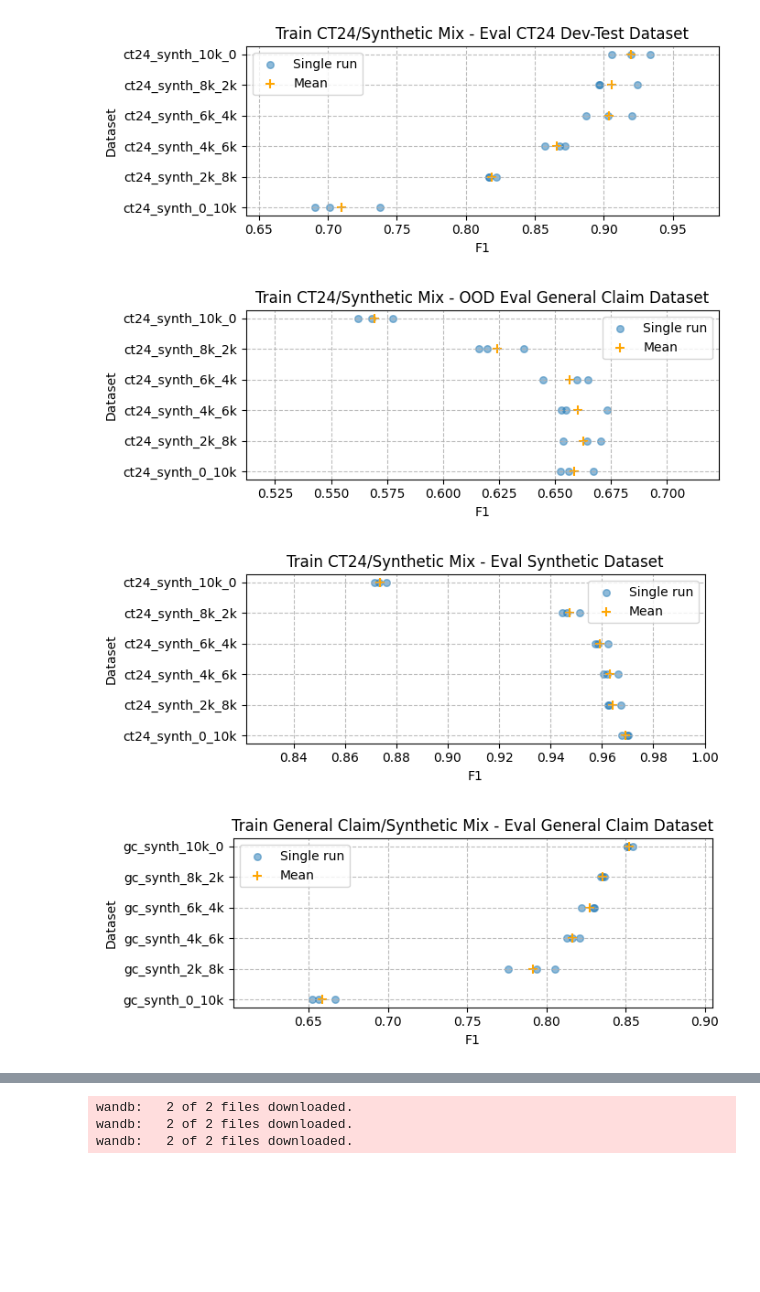
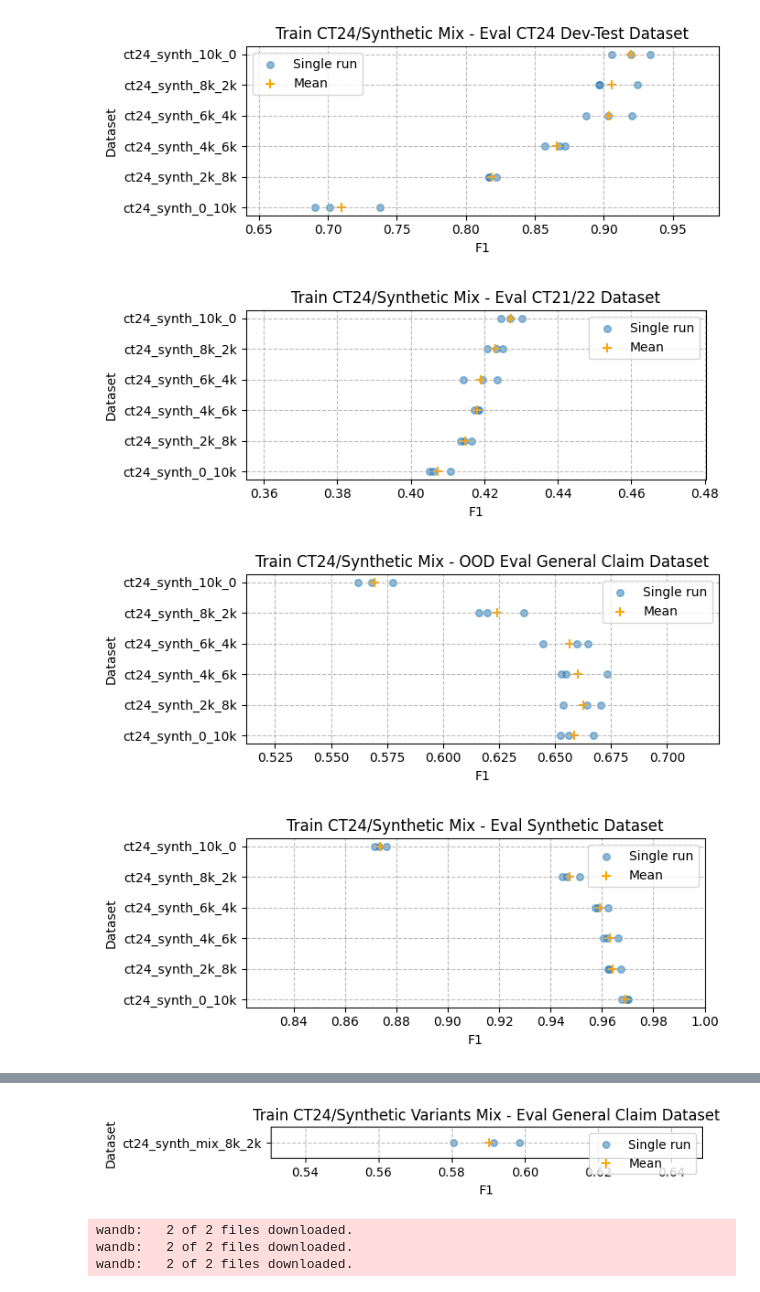
Before and after one commit to BashPrince/thesis, a Jupyter notebook: analysis/analysis.ipynb, the cells around one changed output, grey strips where cells are left out. Drawn from its saved outputs; the diff is of its cells as text; code cells hidden in the pictures; blank space fills up the shorter version.

Commit message:
Dataset and results analysis notebooks

```diff
--- a/analysis/analysis.ipynb
+++ b/analysis/analysis.ipynb
@@ -222,6 +222,15 @@ def plot_precision_recall(title: str, predictions: dict[tuple[dict[str, np.array
         )
         _ = display.ax_.set_title(title)
 # %%
+ct24_train_ct21_ct22_eval_datasets = [
+    "ct24_synth_10k_0_ct21_ct22_eval",
+    "ct24_synth_8k_2k_ct21_ct22_eval",
+    "ct24_synth_6k_4k_ct21_ct22_eval",
+    "ct24_synth_4k_6k_ct21_ct22_eval",
+    "ct24_synth_2k_8k_ct21_ct22_eval",
+    "ct24_synth_0_10k_ct21_ct22_eval",
+    ]
+
 ct24_train_gc_eval_datasets = [
     "ct24_synth_10k_0_gc_eval",
     "ct24_synth_8k_2k_gc_eval",
@@ -308,6 +317,7 @@ ct24_train_synth_mix_gc_eval_datasets = [
 ]
 # %%
 predictions_ct24_gc = [download_predictions(d) for d in ct24_train_gc_eval_datasets]
+predictions_ct24_ct21_ct22 = [download_predictions(d) for d in ct24_train_ct21_ct22_eval_datasets]
 predictions_gc_ct24 = [download_predictions(d) for d in gc_train_ct24_eval_datasets]
 predictions_ct24_ct24 = [download_predictions(d) for d in ct24_train_eval_datasets]
 predictions_gc_gc = [download_predictions(d) for d in gc_train_eval_datasets]
@@ -338,6 +348,7 @@ wandb:   2 of 2 files downloaded.
 # %%
 invert = False
 metrics_ct24_gc = [calculate_metrics(p, invert=invert) for p in predictions_ct24_gc]
+metrics_ct24_ct21_ct22 = [calculate_metrics(p, invert=invert) for p in predictions_ct24_ct21_ct22]
 metrics_gc_ct24 = [calculate_metrics(p, invert=invert) for p in predictions_gc_ct24]
 metrics_ct24_ct24 = [calculate_metrics(p, invert=invert) for p in predictions_ct24_ct24]
 metrics_gc_gc = [calculate_metrics(p, invert=invert) for p in predictions_gc_gc]
@@ -357,6 +368,9 @@ metrics_ct24_synth_mix = [calculate_metrics(p, invert=invert) for p in predictio
 metric = "f1"
 # Train on CT24 - Eval on GC
 strip_plot_ct24_train_gc_eval_data = {d.replace("_gc_eval", ""): m[metric] for d, m in zip(ct24_train_gc_eval_datasets, metrics_ct24_gc)}
+
+# Train on CT24 - Eval on CT21/22
+strip_plot_ct24_train_ct21_ct22_eval_data = {d.replace("_ct21_ct22_eval", ""): m[metric] for d, m in zip(ct24_train_ct21_ct22_eval_datasets, metrics_ct24_ct21_ct22)}
 
 # Train on CT24 - Eval on CT24
 strip_plot_ct24_train_eval_data = {d.replace("_ct24_eval", ""): m[metric] for d, m in zip(ct24_train_eval_datasets, metrics_ct24_ct24)}
@@ -387,17 +401,18 @@ strip_plot_ct24_train_synth_mix_gc_eval_data = {d.replace("_gc_eval", ""): m[met
 # %%
 metric_name = metric + " (negative class)" if invert else metric
 strip_plot_f1("Train CT24/Synthetic Mix - Eval CT24 Dev-Test Dataset", strip_plot_ct24_train_eval_data, metric_name)
+strip_plot_f1("Train CT24/Synthetic Mix - Eval CT21/22 Dataset", strip_plot_ct24_train_ct21_ct22_eval_data, metric_name)
 strip_plot_f1("Train CT24/Synthetic Mix - OOD Eval General Claim Dataset", strip_plot_ct24_train_gc_eval_data, metric_name)
 strip_plot_f1("Train CT24/Synthetic Mix - Eval Synthetic Dataset", strip_plot_ct24_train_synth_eval_data, metric_name)
 strip_plot_f1("Train General Claim/Synthetic Mix - Eval General Claim Dataset", strip_plot_gc_train_eval_data, metric_name)
 strip_plot_f1("Train General Claim/Synthetic Mix - OOD Eval CT24 Dev-Test Dataset", strip_plot_gc_train_ct24_eval_data, metric_name)
 strip_plot_f1("Train General Claim/Synthetic Mix - Eval Synthetic Dataset", strip_plot_gc_train_synth_eval_data, metric_name)
 strip_plot_f1("Train CT24/Synthetic Mix - Eval CT24 Test Dataset", strip_plot_ct24_train_gold_eval_data, metric_name)
 strip_plot_f1("Train General Claim/Synthetic Mix - OOD Eval CT24 Test Dataset", strip_plot_gc_train_ct24_gold_eval_data, metric_name)
 strip_plot_f1("Train CT24 - Eval Synthetic Variants", strip_plot_ct24_train_synth_variants_eval_data, metric_name)
 strip_plot_f1("Train CT24/Synthetic Variants Mix - Eval General Claim Dataset", strip_plot_ct24_train_synth_mix_gc_eval_data, metric_name)
 # %% [output]
 [figure]
-[figure, old version]
+[figure, new version]
-[figure, old version]
+[figure, new version]
-[figure, old version]
+[figure, new version]
@@ -410,3 +425,4 @@ strip_plot_f1("Train CT24/Synthetic Variants Mix - Eval General Claim Dataset",
+[figure, added]
 # %%
 #plot_precision_recall("Precision-Recall Curves", {d: p for d, p in zip(gc_train_ct24_gold_eval_datasets, predictions_gc_ct24_gold)})
 # %%
```
Also changed, not shown: parts of 2 cells of this notebook, 4 other files.
